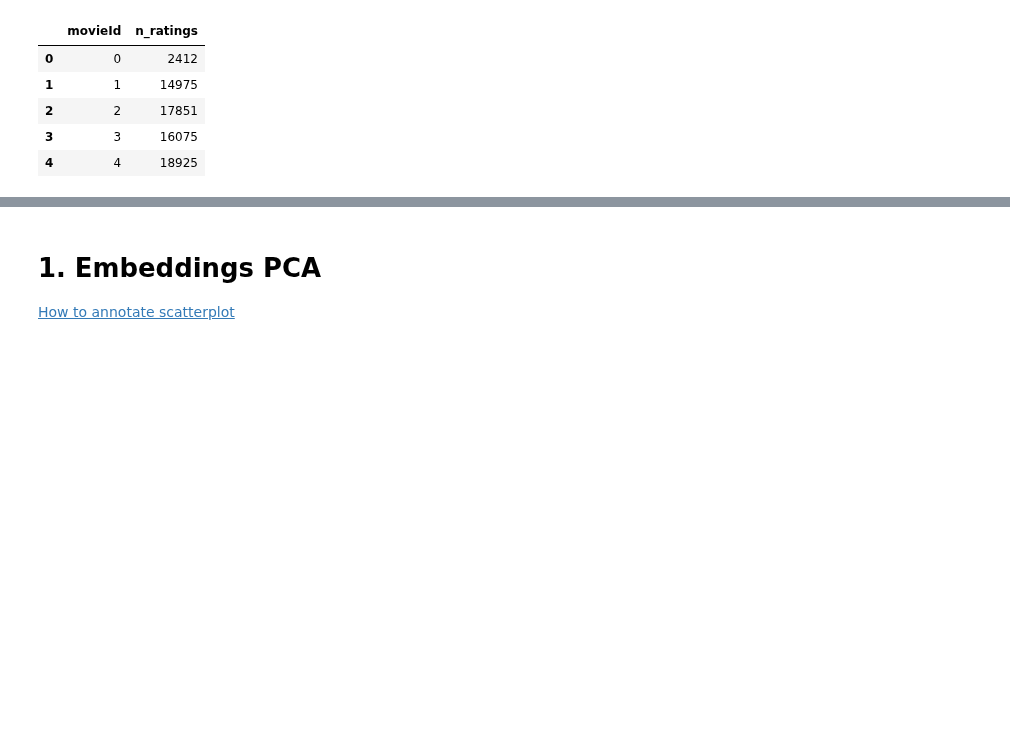
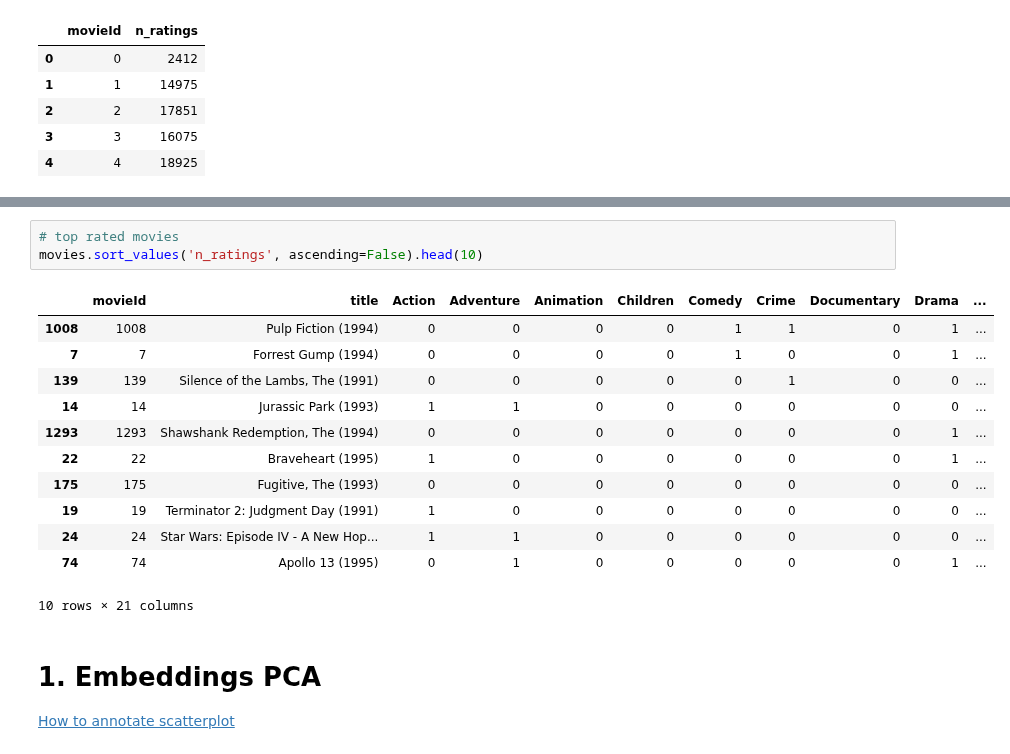
Before and after one commit to James-Leslie/deep-collaborative-filtering, a Jupyter notebook: movielens10m-PCA.ipynb, the cells around one changed output, grey strips where cells are left out. Cells and saved outputs as stored; diff of their text form; blank space fills up the shorter version.

```diff
--- a/movielens10m-PCA.ipynb
+++ b/movielens10m-PCA.ipynb
@@ -151,3 +43,19 @@ df.head()
+# %%
+# top rated movies
+movies.sort_values('n_ratings', ascending=False).head(10)
+# %% [output]
+|  | movieId | title | Action | Adventure | Animation | Children | Comedy | Crime | Documentary | Drama | ... |
+| 1008 | 1008 | Pulp Fiction (1994) | 0 | 0 | 0 | 0 | 1 | 1 | 0 | 1 | ... |
+| 7 | 7 | Forrest Gump (1994) | 0 | 0 | 0 | 0 | 1 | 0 | 0 | 1 | ... |
+| 139 | 139 | Silence of the Lambs, The (1991) | 0 | 0 | 0 | 0 | 0 | 1 | 0 | 0 | ... |
+| 14 | 14 | Jurassic Park (1993) | 1 | 1 | 0 | 0 | 0 | 0 | 0 | 0 | ... |
+| 1293 | 1293 | Shawshank Redemption, The (1994) | 0 | 0 | 0 | 0 | 0 | 0 | 0 | 1 | ... |
+| 22 | 22 | Braveheart (1995) | 1 | 0 | 0 | 0 | 0 | 0 | 0 | 1 | ... |
+| 175 | 175 | Fugitive, The (1993) | 0 | 0 | 0 | 0 | 0 | 0 | 0 | 0 | ... |
+| 19 | 19 | Terminator 2: Judgment Day (1991) | 1 | 0 | 0 | 0 | 0 | 0 | 0 | 0 | ... |
+| 24 | 24 | Star Wars: Episode IV - A New Hop... | 1 | 1 | 0 | 0 | 0 | 0 | 0 | 0 | ... |
+| 74 | 74 | Apollo 13 (1995) | 0 | 1 | 0 | 0 | 0 | 0 | 0 | 1 | ... |
+10 rows × 21 columns
 # %% [markdown]
 # 1. Embeddings PCA
 [How to annotate scatterplot](https://python-graph-gallery.com/46-add-text-annotation-on-scatterplot/)
```
Also changed, not shown: parts of 23 cells of this notebook.
